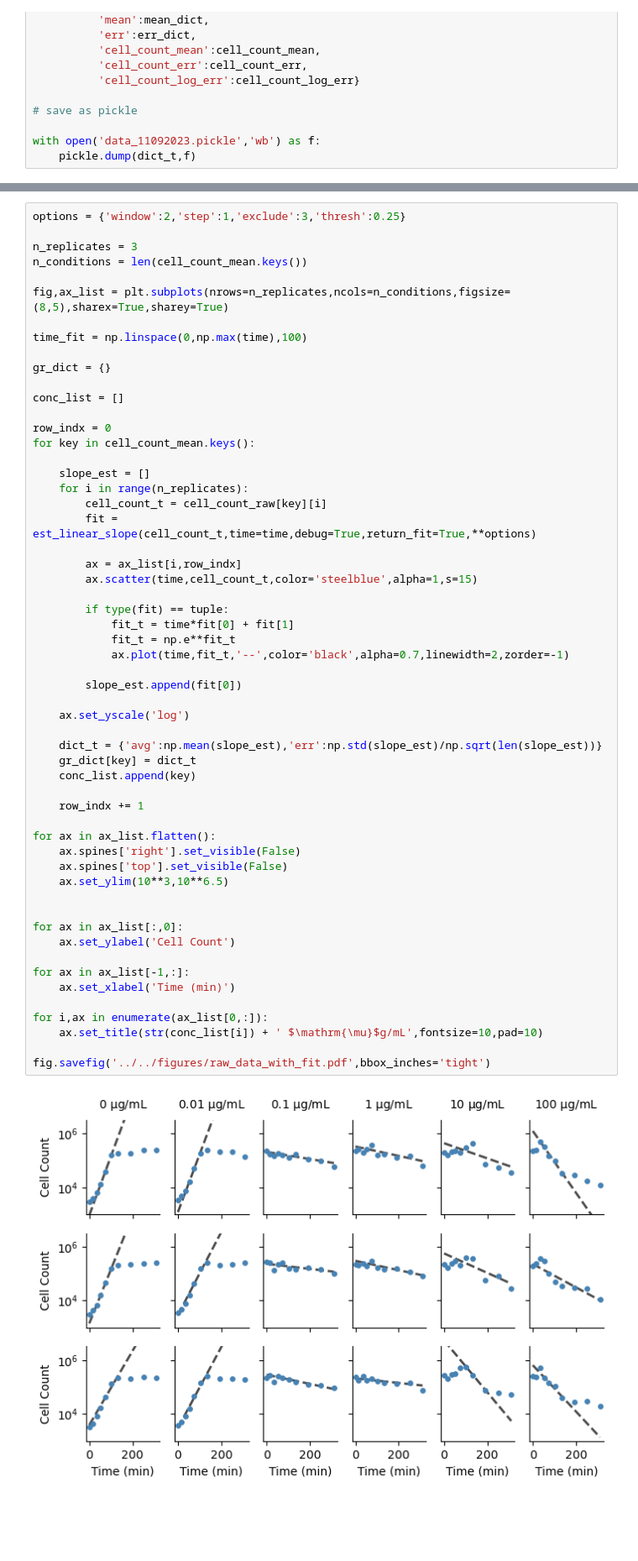
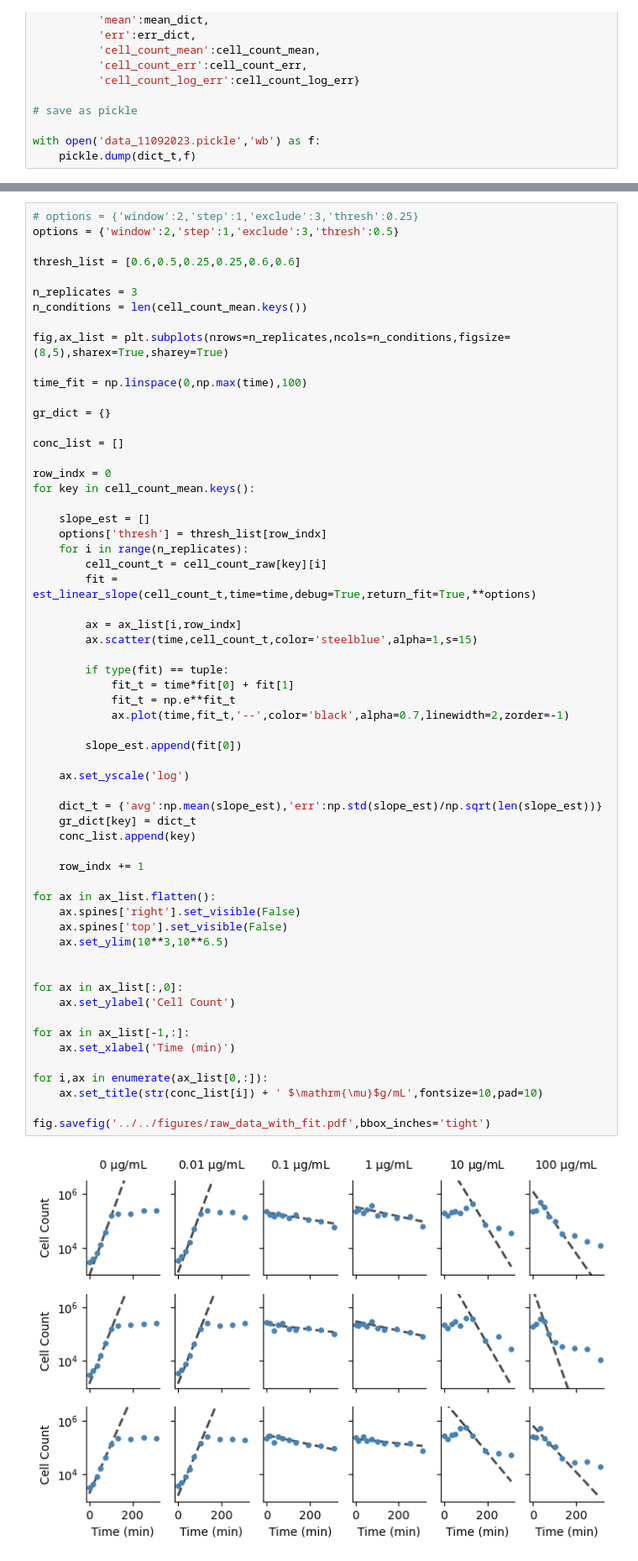
Before and after one commit to eshanking/time-kill-protocol, a Jupyter notebook: data/experiment_code/time_kill_11092023.ipynb, the cells around one changed output, grey strips where cells are left out. Shown: that part at 84% size. Cells and saved outputs as stored; diff of their text form; blank space fills up the shorter version.

Commit message:
more figure code

```diff
--- a/data/experiment_code/time_kill_11092023.ipynb
+++ b/data/experiment_code/time_kill_11092023.ipynb
@@ -179,7 +179,10 @@ fig.savefig('../../figures/time_kill_11092023_cell_count.pdf',bbox_inches='tight
 # %% [output]
 [figure]
 # %%
-options = {'window':2,'step':1,'exclude':3,'thresh':0.25}
+# options = {'window':2,'step':1,'exclude':3,'thresh':0.25}
+options = {'window':2,'step':1,'exclude':3,'thresh':0.5}
+
+thresh_list = [0.6,0.5,0.25,0.25,0.6,0.6]
 
 n_replicates = 3
 n_conditions = len(cell_count_mean.keys())
@@ -196,6 +199,7 @@ row_indx = 0
 for key in cell_count_mean.keys():
 
     slope_est = []
+    options['thresh'] = thresh_list[row_indx]
     for i in range(n_replicates):
         cell_count_t = cell_count_raw[key][i]
         fit = est_linear_slope(cell_count_t,time=time,debug=True,return_fit=True,**options)
@@ -208,34 +212,34 @@ for key in cell_count_mean.keys():
             fit_t = np.e**fit_t
             ax.plot(time,fit_t,'--',color='black',alpha=0.7,linewidth=2,zorder=-1)
 
         slope_est.append(fit[0])
 
     ax.set_yscale('log')
 
     dict_t = {'avg':np.mean(slope_est),'err':np.std(slope_est)/np.sqrt(len(slope_est))}
     gr_dict[key] = dict_t
     conc_list.append(key)
 
     row_indx += 1
 
 for ax in ax_list.flatten():
     ax.spines['right'].set_visible(False)
     ax.spines['top'].set_visible(False)
     ax.set_ylim(10**3,10**6.5)
 
 
 for ax in ax_list[:,0]:
     ax.set_ylabel('Cell Count')
 
 for ax in ax_list[-1,:]:
     ax.set_xlabel('Time (min)')
 
 for i,ax in enumerate(ax_list[0,:]):
     ax.set_title(str(conc_list[i]) + ' $\mathrm{\mu}$g/mL',fontsize=10,pad=10)
 
 fig.savefig('../../figures/raw_data_with_fit.pdf',bbox_inches='tight')
 # %% [output]
-[figure, old version]
+[figure, new version]
 # %%
 # do the same for AUC
 
```
Also changed, not shown: parts of 2 cells of this notebook, 18 other files.
